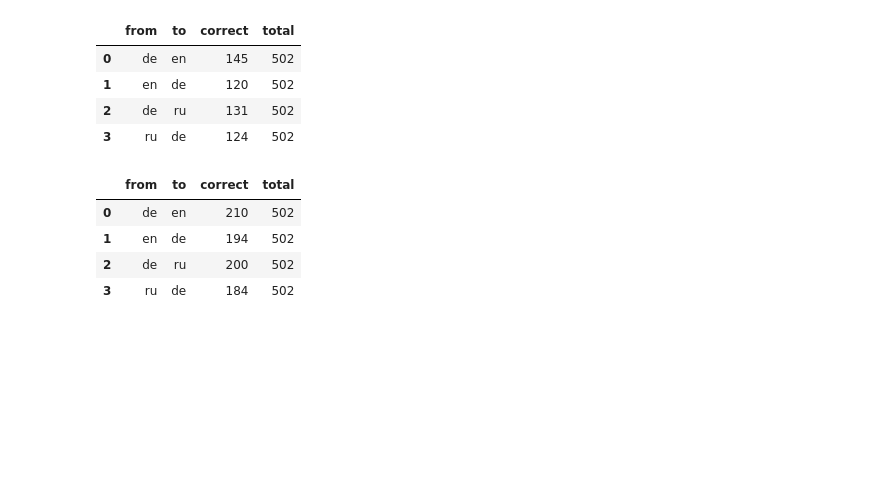
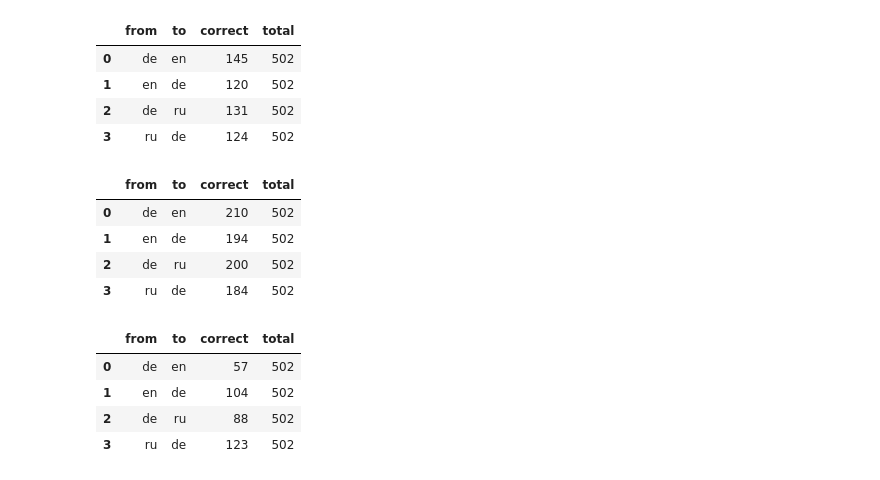
Before and after one commit to alinaalborova/sentence-transformers, a Jupyter notebook: sentence_embeddings_2.ipynb, the cells around one changed output. Cells and saved outputs as stored; diff of their text form; code cells hidden in the pictures; blank space fills up the shorter version.

```diff
--- a/sentence_embeddings_2.ipynb
+++ b/sentence_embeddings_2.ipynb
@@ -479,3 +445,23 @@ df_baseline_mean
 | 1 | en | de | 194 | 502 |
 | 2 | de | ru | 200 | 502 |
 | 3 | ru | de | 184 | 502 |
+# %%
+word_embedding_model = models.BERT('bert-base-multilingual-cased')
+pooling_model = models.Pooling(word_embedding_model.get_word_embedding_dimension(),
+                               pooling_mode_mean_tokens=False,
+                               pooling_mode_cls_token=True,
+                               pooling_mode_max_tokens=False)
+
+model_cls = SentenceTransformer(modules=[word_embedding_model, pooling_model])
+# %%
+results = []
+for pair in PAIRS:
+    results += evaluate_language_pair(model_cls, pair_name=pair, batch_size=50)
+df_baseline_cls = pd.DataFrame(results, columns=["from", "to", "correct", "total"])
+df_baseline_cls
+# %% [output]
+|  | from | to | correct | total |
+| 0 | de | en | 57 | 502 |
+| 1 | en | de | 104 | 502 |
+| 2 | de | ru | 88 | 502 |
+| 3 | ru | de | 123 | 502 |
```
Also changed, not shown: parts of 19 cells of this notebook.
